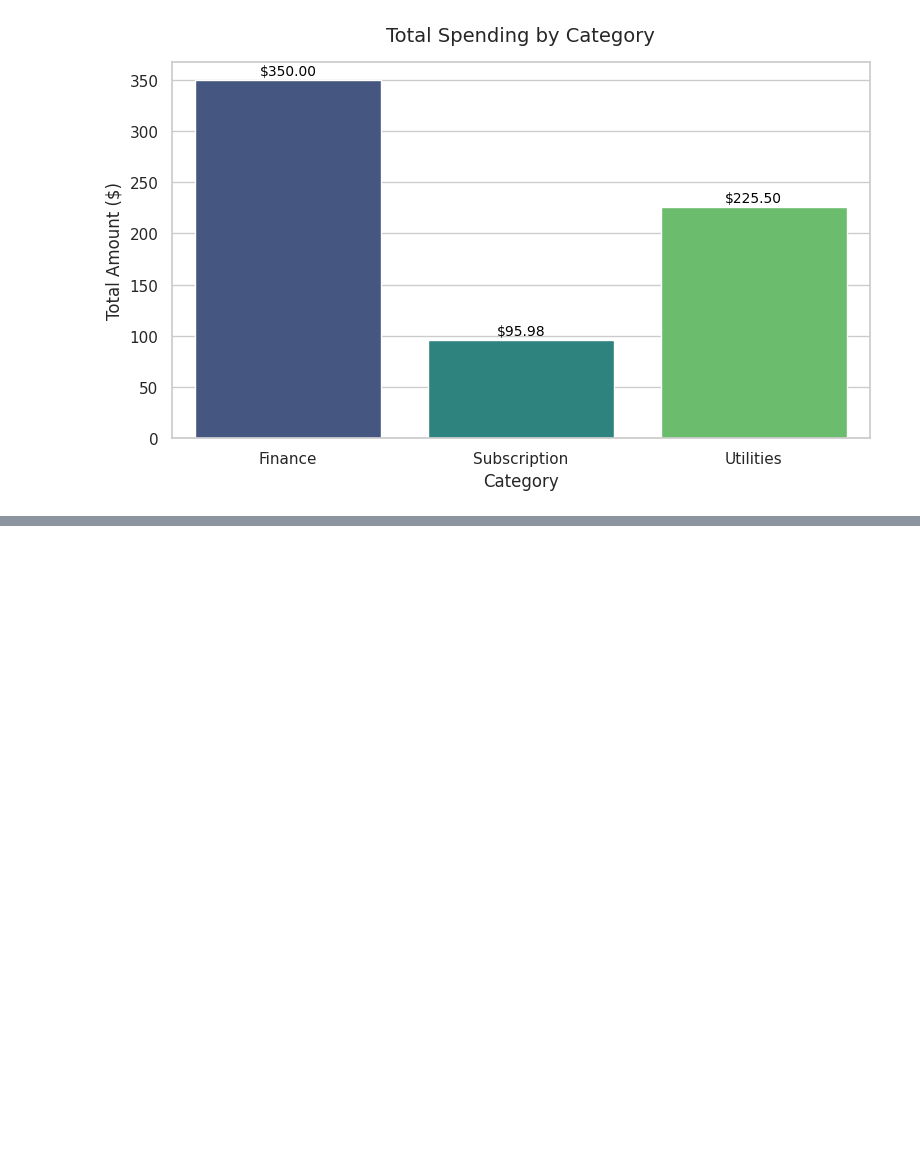
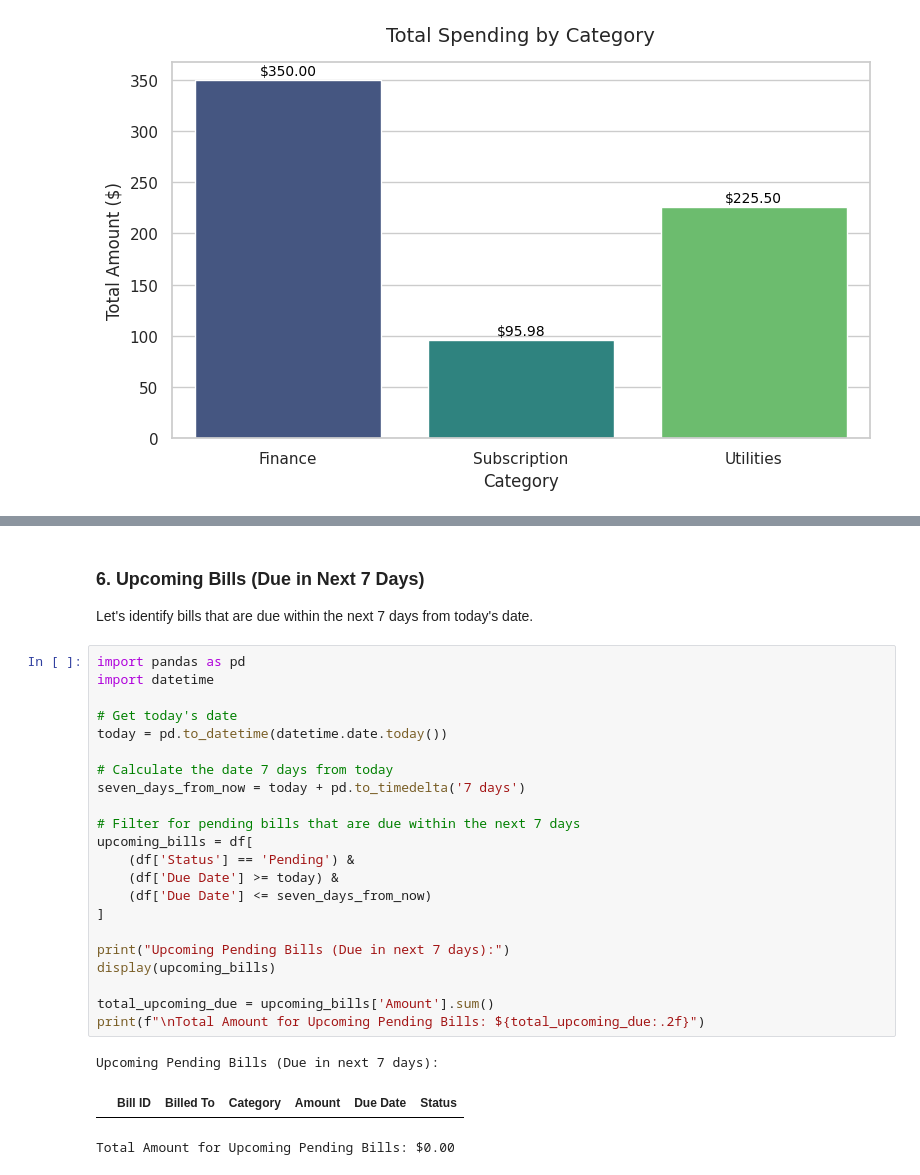
Before and after one commit to JacekDrzycimski/6tunnel, a Jupyter notebook: Bills_1.ipynb, the cells around one changed output, grey strips where cells are left out. Cells and saved outputs as stored; diff of their text form; blank space fills up the shorter version.

```diff
--- a/Bills_1.ipynb
+++ b/Bills_1.ipynb
@@ -107,0 +155,29 @@ plt.show()
+# %% [markdown]
+### 6. Upcoming Bills (Due in Next 7 Days)
+Let's identify bills that are due within the next 7 days from today's date.
+# %%
+import pandas as pd
+import datetime
+
+# Get today's date
+today = pd.to_datetime(datetime.date.today())
+
+# Calculate the date 7 days from today
+seven_days_from_now = today + pd.to_timedelta('7 days')
+
+# Filter for pending bills that are due within the next 7 days
+upcoming_bills = df[
+    (df['Status'] == 'Pending') &
+    (df['Due Date'] >= today) &
+    (df['Due Date'] <= seven_days_from_now)
+]
+
+print("Upcoming Pending Bills (Due in next 7 days):")
+display(upcoming_bills)
+
+total_upcoming_due = upcoming_bills['Amount'].sum()
+print(f"\nTotal Amount for Upcoming Pending Bills: ${total_upcoming_due:.2f}")
+# %% [output]
+Upcoming Pending Bills (Due in next 7 days):
+|  | Bill ID | Billed To | Category | Amount | Due Date | Status |
+Total Amount for Upcoming Pending Bills: $0.00
```
Also changed, not shown: parts of 5 cells of this notebook.
